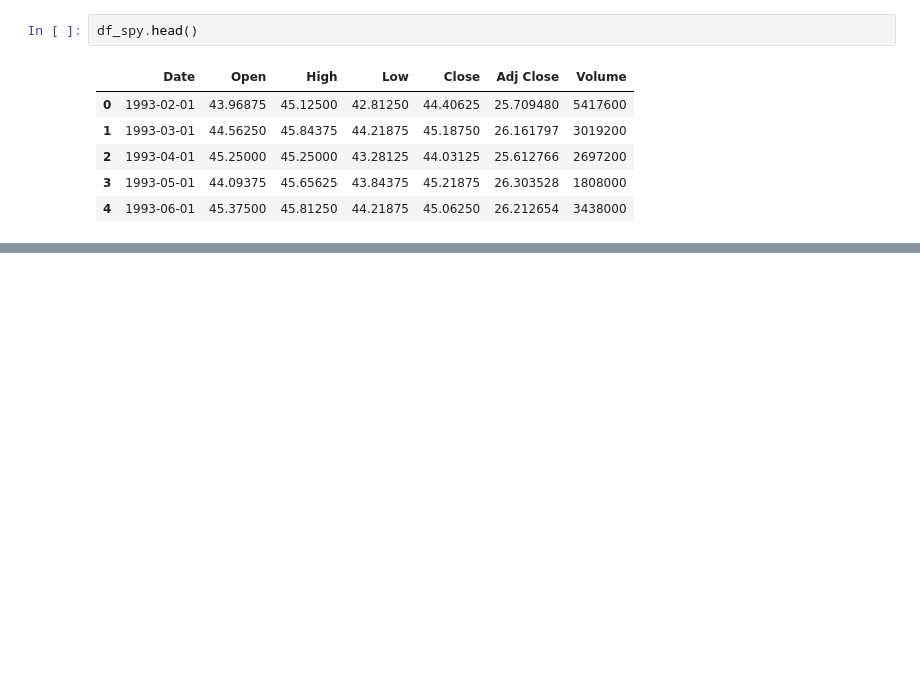
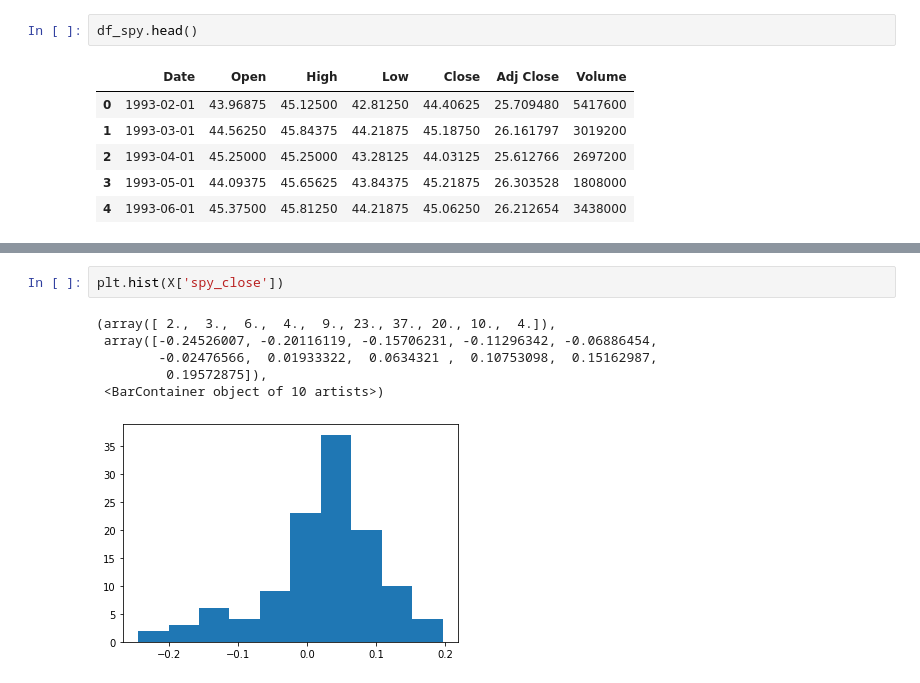
Before and after one commit to marchcarax/Portfolio-stats, a Jupyter notebook: model.ipynb, the cells around one changed output, grey strips where cells are left out. Drawn from its saved outputs; the diff is of its cells as text; blank space fills up the shorter version.

```diff
--- a/model.ipynb
+++ b/model.ipynb
@@ -81,0 +314,9 @@ df_nfp_melt.head()
+# %%
+plt.hist(X['spy_close'])
+# %% [output]
+(array([ 2.,  3.,  6.,  4.,  9., 23., 37., 20., 10.,  4.]),
+ array([-0.24526007, -0.20116119, -0.15706231, -0.11296342, -0.06886454,
+        -0.02476566,  0.01933322,  0.0634321 ,  0.10753098,  0.15162987,
+         0.19572875]),
+ <BarContainer object of 10 artists>)
+[figure, added]
```
Also changed, not shown: parts of 47 cells of this notebook, 1 other file.
